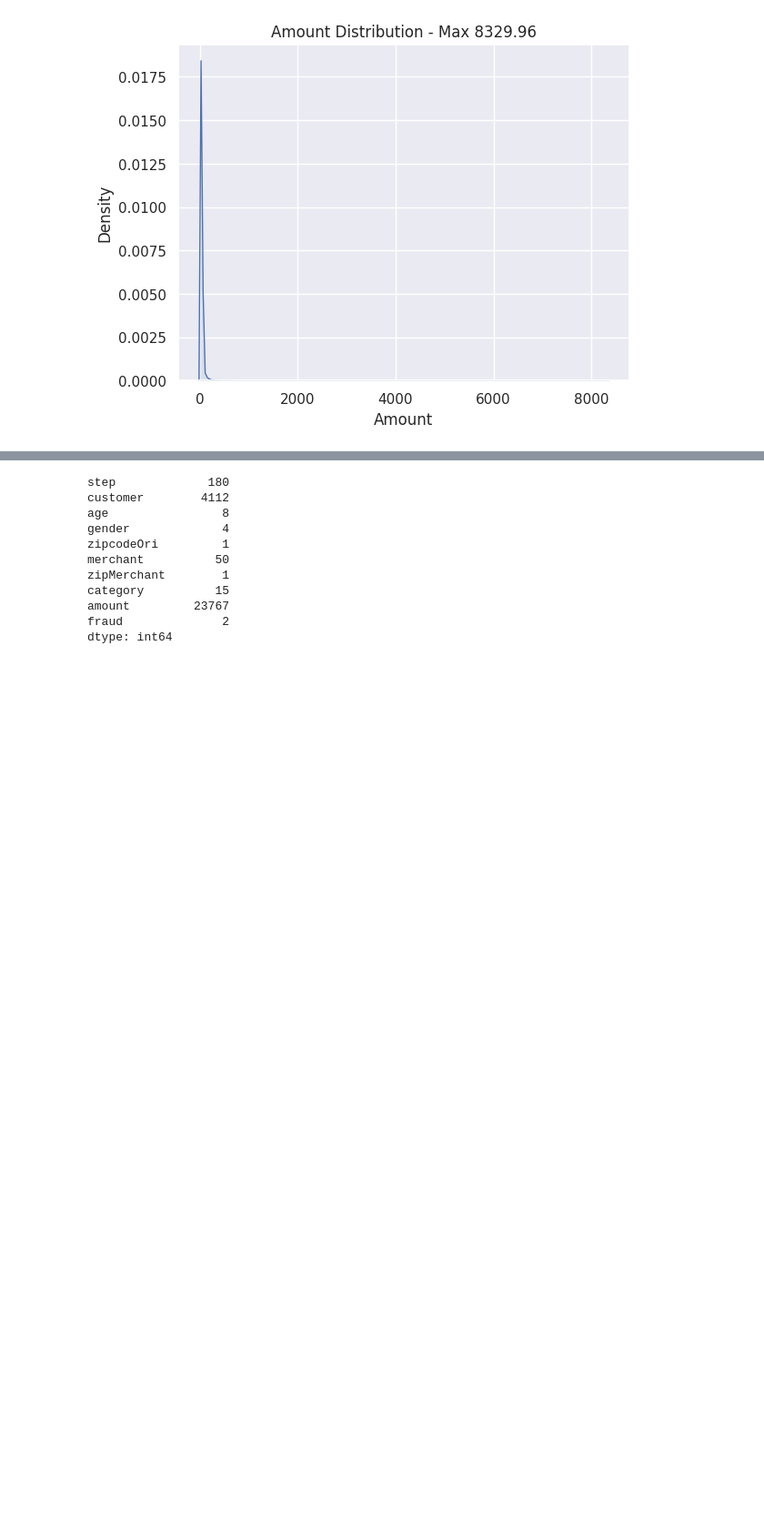
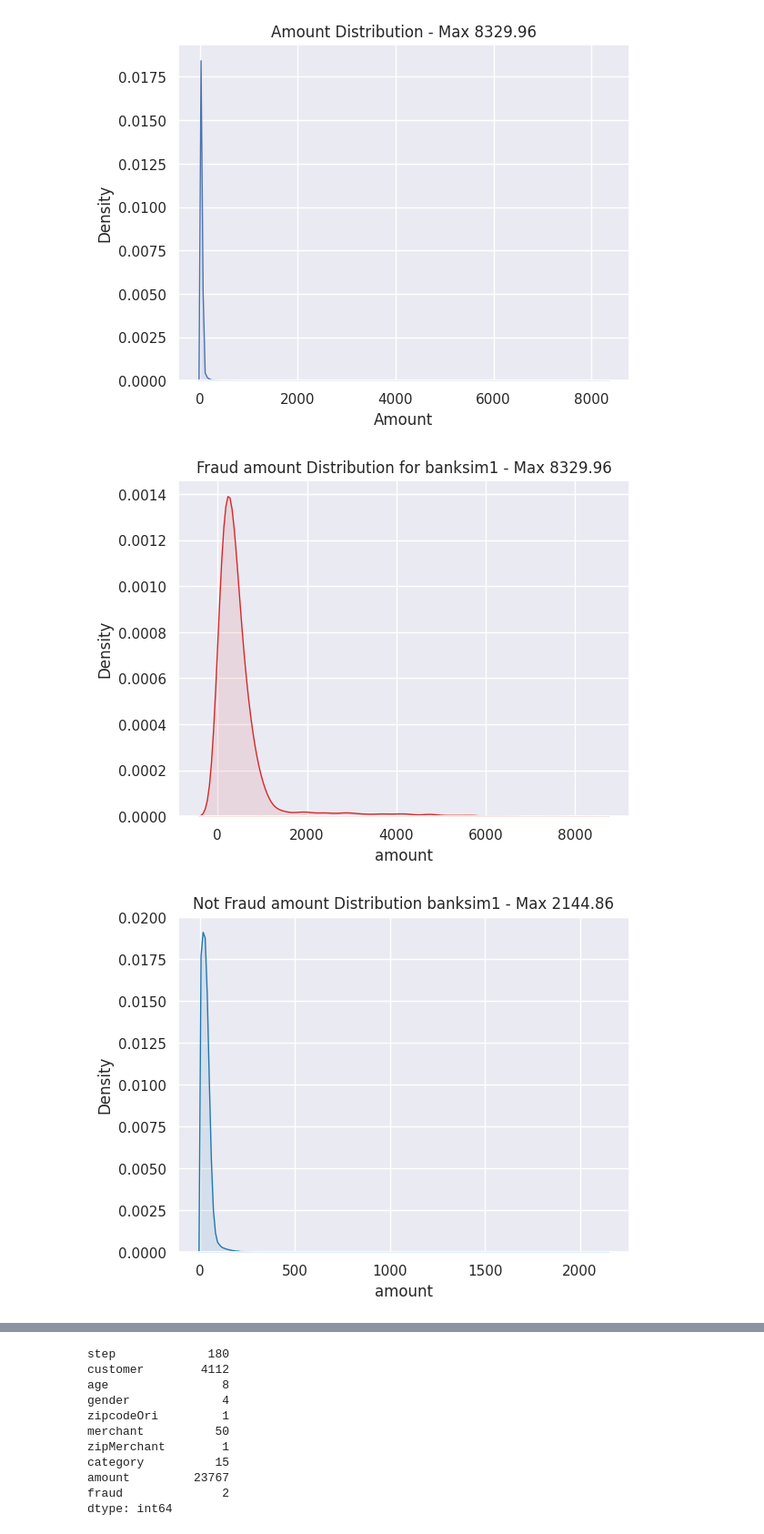
Before and after one commit to hollow-owl/CSCE439_final_project, a Jupyter notebook: banksim1.ipynb, the cells around one changed output, grey strips where cells are left out. Shown at 91% size. Cells and saved outputs as stored; diff of their text form; code cells hidden in the pictures; blank space fills up the shorter version.

```diff
--- a/banksim1.ipynb
+++ b/banksim1.ipynb
@@ -212,3 +223,47 @@ plt.title(f'Amount Distribution - Max {max_amount}')
 # %% [output]
 Text(0.5, 1.0, 'Amount Distribution - Max 8329.96')
 [figure]
+# %%
+def fraud_distribution(dataset, data, x):
+    fraud = data.loc[ data.fraud == 1]
+    not_fraud = data.loc[ data.fraud == 0]
+
+    sns.kdeplot(data=fraud, x=x, fill=True, color='#d62728', alpha=0.1, linewidth=1)
+    plt.xlabel(x)
+    plt.ylabel('Density')
+    max_amount = max(fraud[x])
+    plt.title(f'Fraud {x} Distribution for {dataset} - Max {max_amount}')
+    plt.show()
+
+    sns.kdeplot(data=not_fraud, x=x, fill=True, color='#1f77b4', alpha=0.1, linewidth=1)
+    plt.xlabel(x)
+    plt.ylabel('Density')
+    max_amount = max(not_fraud[x])
+    plt.title(f'Not Fraud {x} Distribution {dataset} - Max {max_amount}')
+    plt.show()
+
+dataset = 'banksim1'
+fraud_distribution(dataset, bank_trans, 'amount')
+
+fraud = bank_trans.loc[bank_trans.fraud == 1]
+not_fraud = bank_trans.loc[bank_trans.fraud == 0]
+plt.hist(not_fraud.amount, alpha=0.5,label='Not Fraud', bins=100, color='#1f77b4')
+plt.hist(fraud.amount, alpha=0.5,label='Fraud', bins=100, color='#d62728')
+plt.title('Amount Histogram split by Fraud')
+plt.xlabel('Amount')
+plt.ylabel('Count')
+plt.legend()
+plt.show()
+
+plt.hist(not_fraud.amount, alpha=0.5,label='Not Fraud', bins=100, color='#1f77b4')
+plt.hist(fraud.amount, alpha=0.5,label='Fraud', bins=100, color='#d62728')
+plt.ylim(0,10000)
+plt.xlim(0,1000)
+plt.title('Zoomed in Amount Histogram split by Fraud')
+plt.xlabel('Amount')
+plt.ylabel('Count')
+plt.legend()
+plt.show()
+# %% [output]
+[figure, added]
+[figure, added]
```
Also changed, not shown: parts of 9 cells of this notebook, 29 other files.
